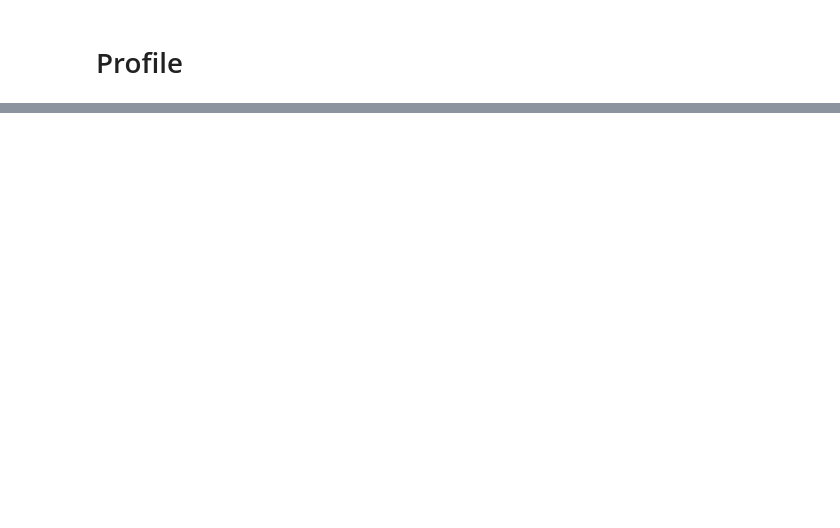
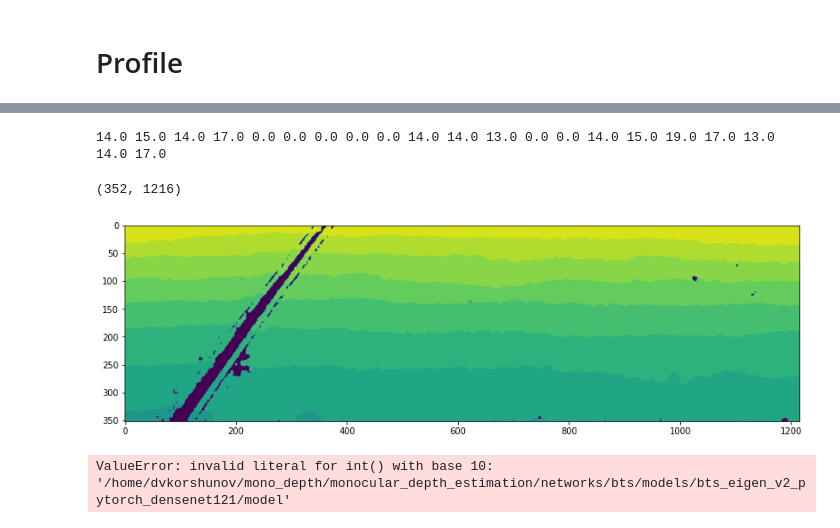
Before and after one commit to korshunovdv/monocular_depth_estimation, a Jupyter notebook: bts_train.ipynb, the cells around one changed output, grey strips where cells are left out. Saved outputs shown, nothing was run; the diff lists cells and outputs as text; code cells hidden in the pictures; blank space fills up the shorter version.

```diff
--- a/bts_train.ipynb
+++ b/bts_train.ipynb
@@ -260,0 +368,37 @@ Archive:  /home/dvkorshunov/mono_depth/monocular_depth_estimation/networks/bts/m
+# %%
+from tqdm.notebook import tqdm
+
+dataloader = BtsDataLoader(params, mode="train")
+data = next(iter(dataloader.data))
+image = data["image"]
+depth = data["depth"]
+
+
+pred_depths = []
+
+with torch.no_grad():
+    for num, sample in tqdm(enumerate(dataloader.data)):
+        if num > 20:
+            break
+        image = Variable(sample["image"].cuda())
+        focal = Variable(sample["focal"].cuda())
+
+        lpg8x8, lpg4x4, lpg2x2, reduc1x1, depth_est = model(image, focal)
+        depth_est = depth_est.cpu().numpy().squeeze()
+        pred_depths.append(depth_est)
+
+        depth_gt = sample["depth"].numpy().squeeze()
+        print(depth_gt.max(), end=" ")
+#         print(compute_errors(depth_gt, depth_est))
+# %% [output]
+14.0 15.0 14.0 17.0 0.0 0.0 0.0 0.0 0.0 14.0 14.0 13.0 0.0 0.0 14.0 15.0 19.0 17.0 13.0 14.0 17.0
+# %%
+depth_gt.shape
+# %% [output]
+(352, 1216)
+# %%
+plt.figure(figsize=(14,8))
+plt.imshow(depth_gt)
+plt.show()
+# %% [output]
+[figure, added]
@@ -260,0 +532,4 @@ Archive:  /home/dvkorshunov/mono_depth/monocular_depth_estimation/networks/bts/m
+# %%
+test(params)
+# %% [output]
+ValueError: invalid literal for int() with base 10: '/home/dvkorshunov/mono_depth/monocular_depth_estimation/networks/bts/models/bts_eigen_v2_pytorch_densenet121/model'
```
Also changed, not shown: parts of 20 cells of this notebook, 1 other file.
